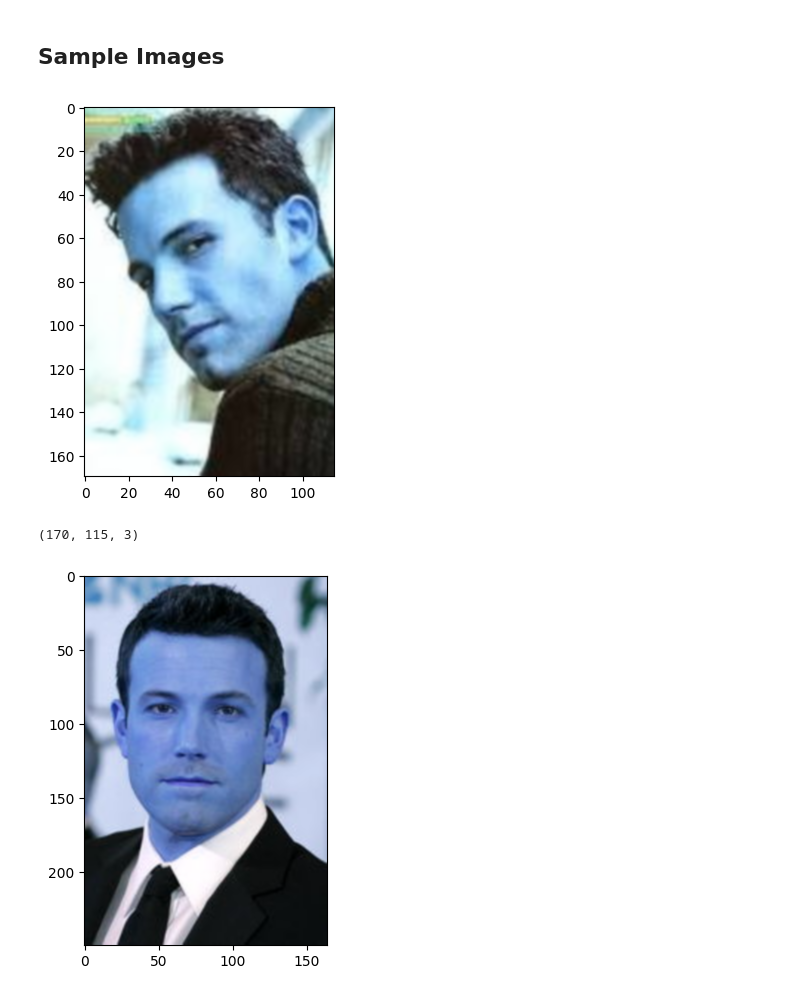
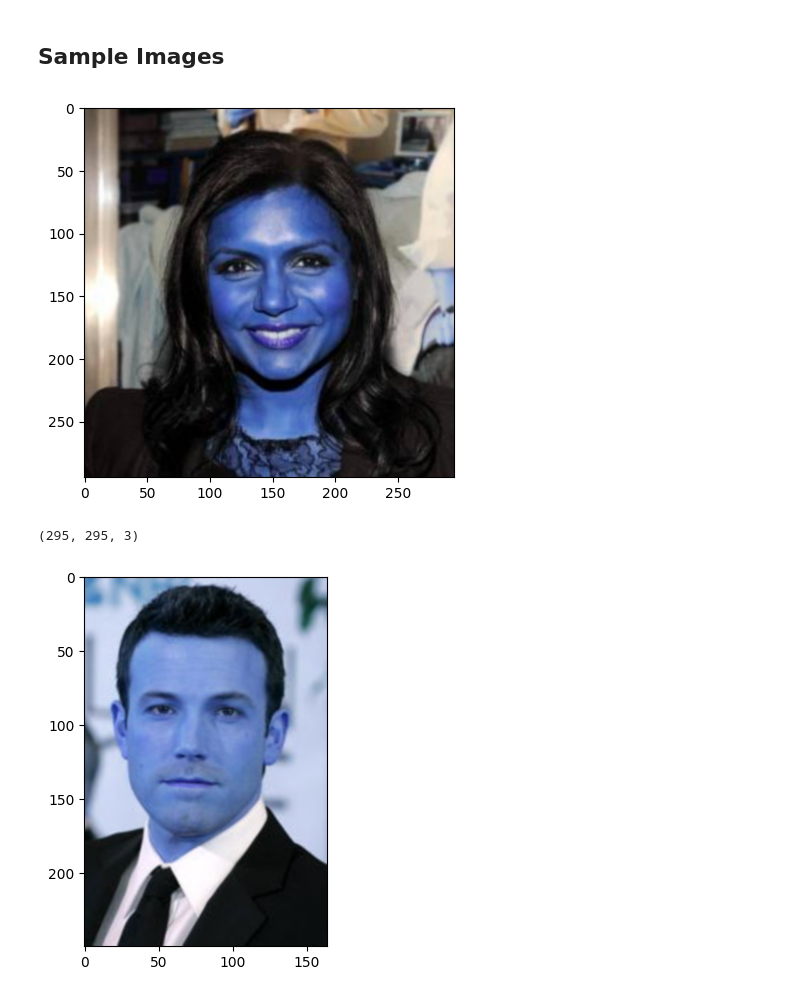
Before and after one commit to nithya1820/Face-Recognition-with-FaceNet, a Jupyter notebook: FaceRec.ipynb, the cells around one changed output. Cells and saved outputs as stored; diff of their text form; code cells hidden in the pictures.

```diff
--- a/FaceRec.ipynb
+++ b/FaceRec.ipynb
@@ -21,13 +21,13 @@ print(os.listdir("input"))
 # %% [markdown]
 ## Sample Images
 # %%
-img = cv2.imread('input/data/train/ben_afflek/httpcsvkmeuaeccjpg.jpg')
+img = cv2.imread('input/data/train/mindy_kaling/httpgonetworthcomwpcontentuploadsthumbsjpg.jpg')
 plt.imshow(img, cmap = 'Dark2', interpolation = 'bicubic')
 plt.show()
 print(img.shape)
 # %% [output]
-[figure, old version]
+[figure, new version]
-(170, 115, 3)
+(295, 295, 3)
 # %%
 img = cv2.imread('input/data/train/ben_afflek/httpimagesfandangocomrImageRendererredesignstaticimgnoxportraitjpgpcpcpcimagesmasterrepositoryperformerimagespjpg.jpg')
 plt.imshow(img, cmap = 'Dark2', interpolation = 'bicubic')
```
Also changed, not shown: parts of 6 cells of this notebook.
